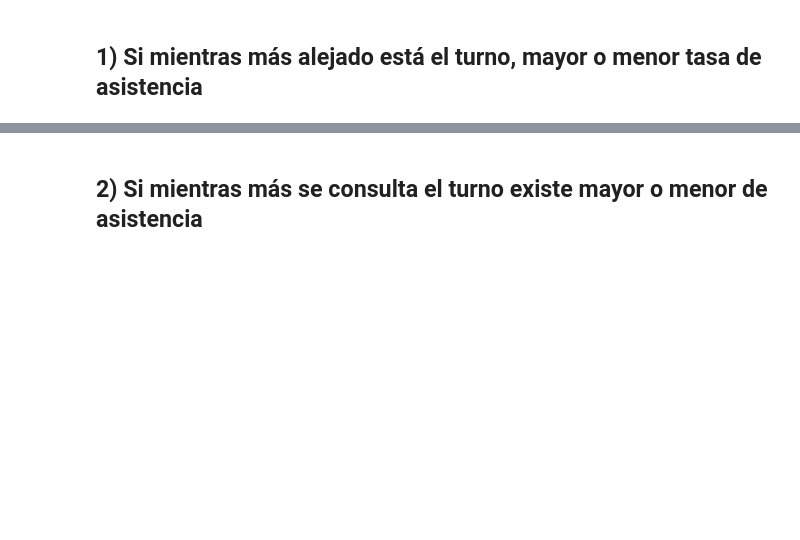
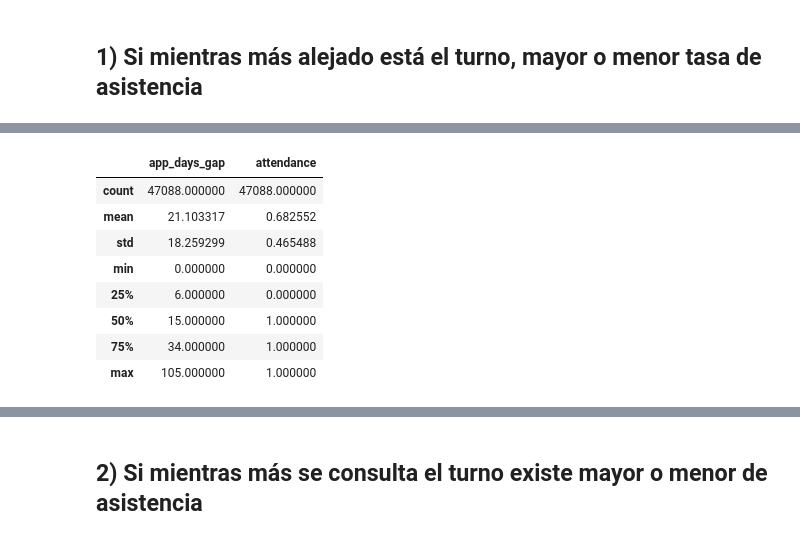
Before and after one commit to manufabregas/Dataset-Asistencia-a-turnos-m-dicos, a Jupyter notebook: Práctico_1_Análisis_y_visualización_de_datos.ipynb, the cells around one changed output, grey strips where cells are left out. Saved outputs shown, nothing was run; the diff lists cells and outputs as text; code cells hidden in the pictures; blank space fills up the shorter version.

```diff
--- a/Práctico_1_Análisis_y_visualización_de_datos.ipynb
+++ b/Práctico_1_Análisis_y_visualización_de_datos.ipynb
@@ -620 +594,14 @@ base_asist.head(3)
+# %%
+#Obtendremos algunas medidas descriptivas de este conjunto de datos
+base_asist.describe()
+# %% [output]
+|  | app_days_gap | attendance |
+| count | 47088.000000 | 47088.000000 |
+| mean | 21.103317 | 0.682552 |
+| std | 18.259299 | 0.465488 |
+| min | 0.000000 | 0.000000 |
+| 25% | 6.000000 | 0.000000 |
+| 50% | 15.000000 | 1.000000 |
+| 75% | 34.000000 | 1.000000 |
+| max | 105.000000 | 1.000000 |
 # %%
```
Also changed, not shown: parts of 19 cells of this notebook.
